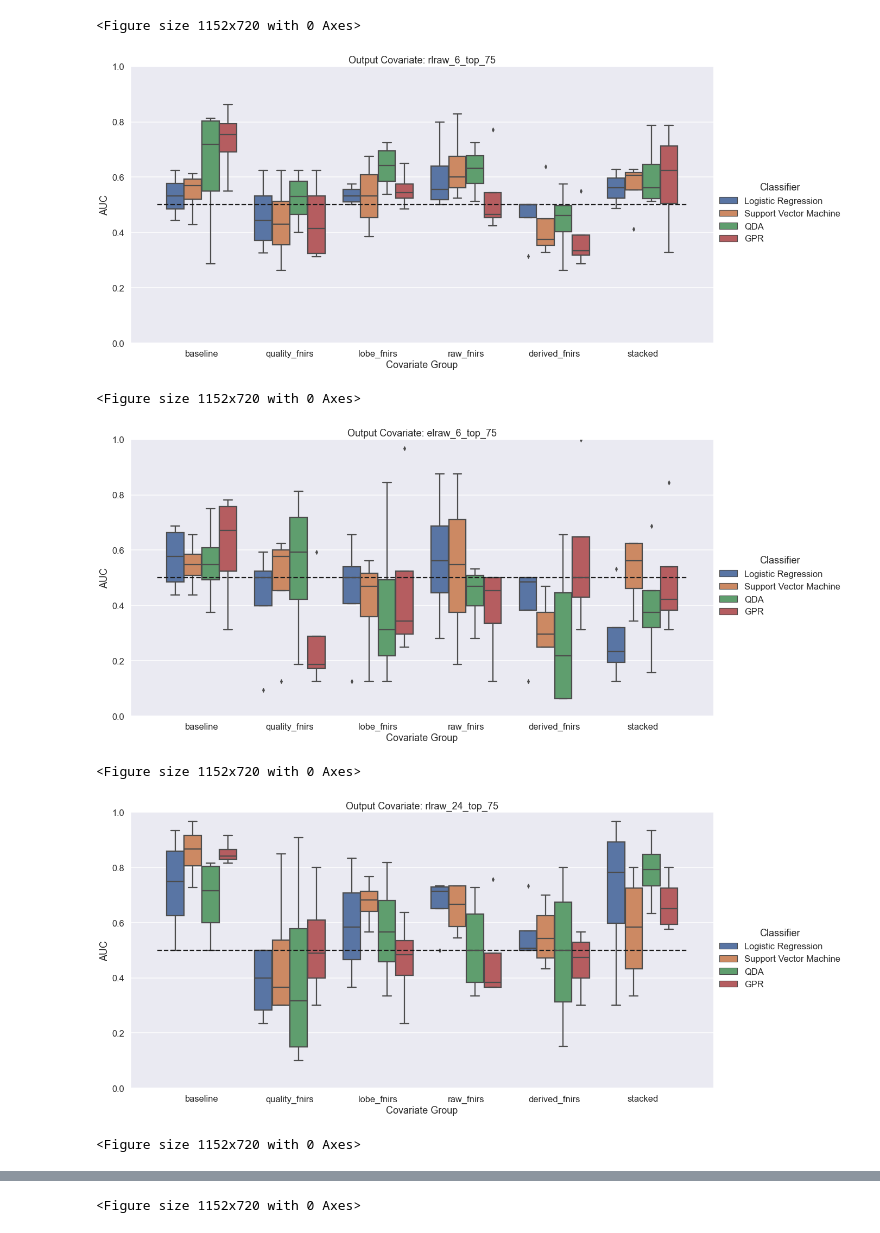
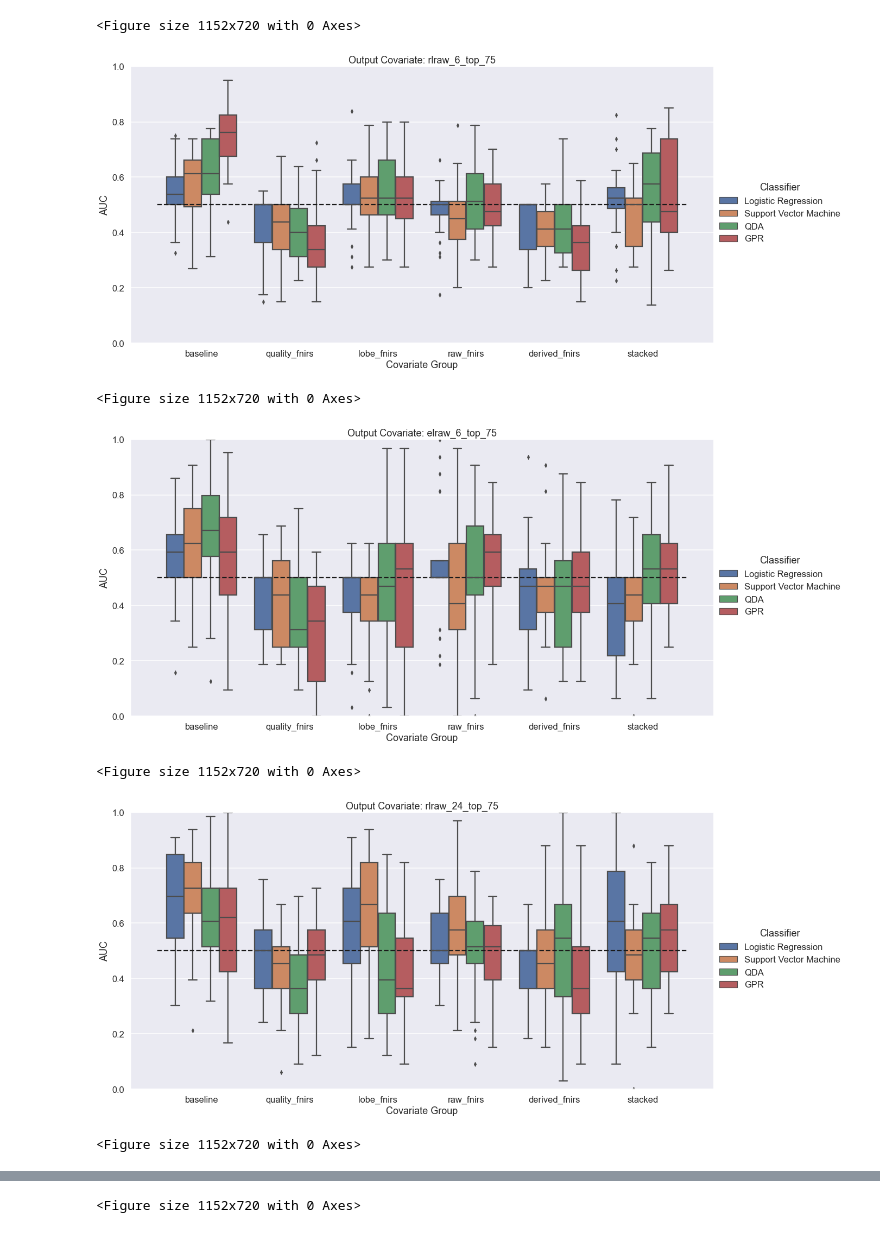
Before and after one commit to sergeyf/ki_43B, a Jupyter notebook: 03_visualize.ipynb, the cells around one changed output, grey strips where cells are left out. Cells and saved outputs as stored; diff of their text form; code cells hidden in the pictures.

Commit message:
rerunning with 25 train/test outer splits

```diff
--- a/03_visualize.ipynb
+++ b/03_visualize.ipynb
@@ -18,29 +18,6 @@ import warnings
 warnings.warn = warn
 
 
-# a function to get predictions so we can plot true mullen vs predicted mullen
-def get_held_outpredictions(X, estimators, splits):
-    y_est = np.zeros(len(X))
-    for i, (train_inds, test_inds) in enumerate(splits):
-        estimator = estimators[i]
-        y_est[test_inds] = estimator.predict(pd.DataFrame(X[test_inds, :]))
-    return y_est
-
-
-# function to scatter plot the true mullens vs estimates
-def plot_scatter(y_true, y_est, months, model):
-    plt.figure(figsize=(12, 12))
-    straight_line = np.linspace(y_true.min() * 0.95, y_true.max() * 1.05, 100)
-    plt.plot(straight_line, straight_line, alpha=0.25, c='r')
-    plt.scatter(y_true, y_est, alpha=0.75)
-    plt.xlabel('Average Raw Mullen Score')
-    plt.ylabel('Predicted Average Raw Mullen Score')
-    plt.xlim(y_true.min() * 0.95, y_true.max() * 1.05)
-    plt.ylim(y_true.min() * 0.95, y_true.max() * 1.05)
-    plt.title(f'Model = {model}, Months = {months}, R^2 = {np.round(r2_score(y_true, y_est), 2)}')
-    #plt.title(f'Model = {model}, Months = {months}, Pearson R = {np.round(pearsonr(y_true, y_est)[0], 2)}')
-
-
 # load data
 with open("data/processed_data.pickle", "rb") as f:
     (
@@ -58,6 +35,7 @@ with open("data/processed_data.pickle", "rb") as f:
     ) = pickle.load(f)
 
 # load results and models
+N_SPLITS_OUTER = 25
 with open('data/ml_results.pickle', 'rb') as f:
     all_results = pickle.load(f)
 # %%
@@ -92,41 +70,40 @@ for output_variable in all_results.keys():
         plt.xlabel(cat)
         plt.ylim(0, 1)
         plt.ylabel(val)
         plt.xticks(x, u)
         plt.legend()
         plt.title(title)
         plt.show()
 
     plt.figure(figsize=(16, 10))
     auc = []
     model = []
     feature_names = []
+
     for key, value in results.items():
-        model += [key] * 6 * 4
+        model += [key] * 6 * N_SPLITS_OUTER
         x = value['test_score']
-        auc += list(x[0, :])
-        auc += list(x[1, :])
-        auc += list(x[2, :])
-        auc += list(x[3, :])
-        feature_names += ['baseline', 'quality_fnirs', 'lobe_fnirs', 'raw_fnirs', 'derived_fnirs', 'stacked'] * 4
+        for i in range(N_SPLITS_OUTER):
+            auc += list(x[i, :])
+        feature_names += ['baseline', 'quality_fnirs', 'lobe_fnirs', 'raw_fnirs', 'derived_fnirs', 'stacked'] * N_SPLITS_OUTER
 
     df_boxplot = pd.DataFrame({
         'Classifier': model,
         'AUC': auc,
         'Covariate Group': feature_names
     })
 
     title=f'Output Covariate: {output_variable}'
     sns.catplot(x="Covariate Group", y="AUC", hue="Classifier",  data=df_boxplot, kind="box", dodge=True, height=8, aspect=2);
     plt.plot([-0.5, 5.5], [0.5, 0.5], '--', c='k', label='Random Performance');
     plt.ylim(0, 1)
     plt.title(title)
     #grouped_barplot(df, df.columns[0], df.columns[3], df.columns[1], df.columns[2], title=title)
 # %% [output]
 <Figure size 1152x720 with 0 Axes>
-[figure, old version]
+[figure, new version]
 <Figure size 1152x720 with 0 Axes>
-[figure, old version]
+[figure, new version]
 <Figure size 1152x720 with 0 Axes>
-[figure, old version]
+[figure, new version]
 <Figure size 1152x720 with 0 Axes>
```
Also changed, not shown: parts of 3 cells of this notebook, 3 other files.
